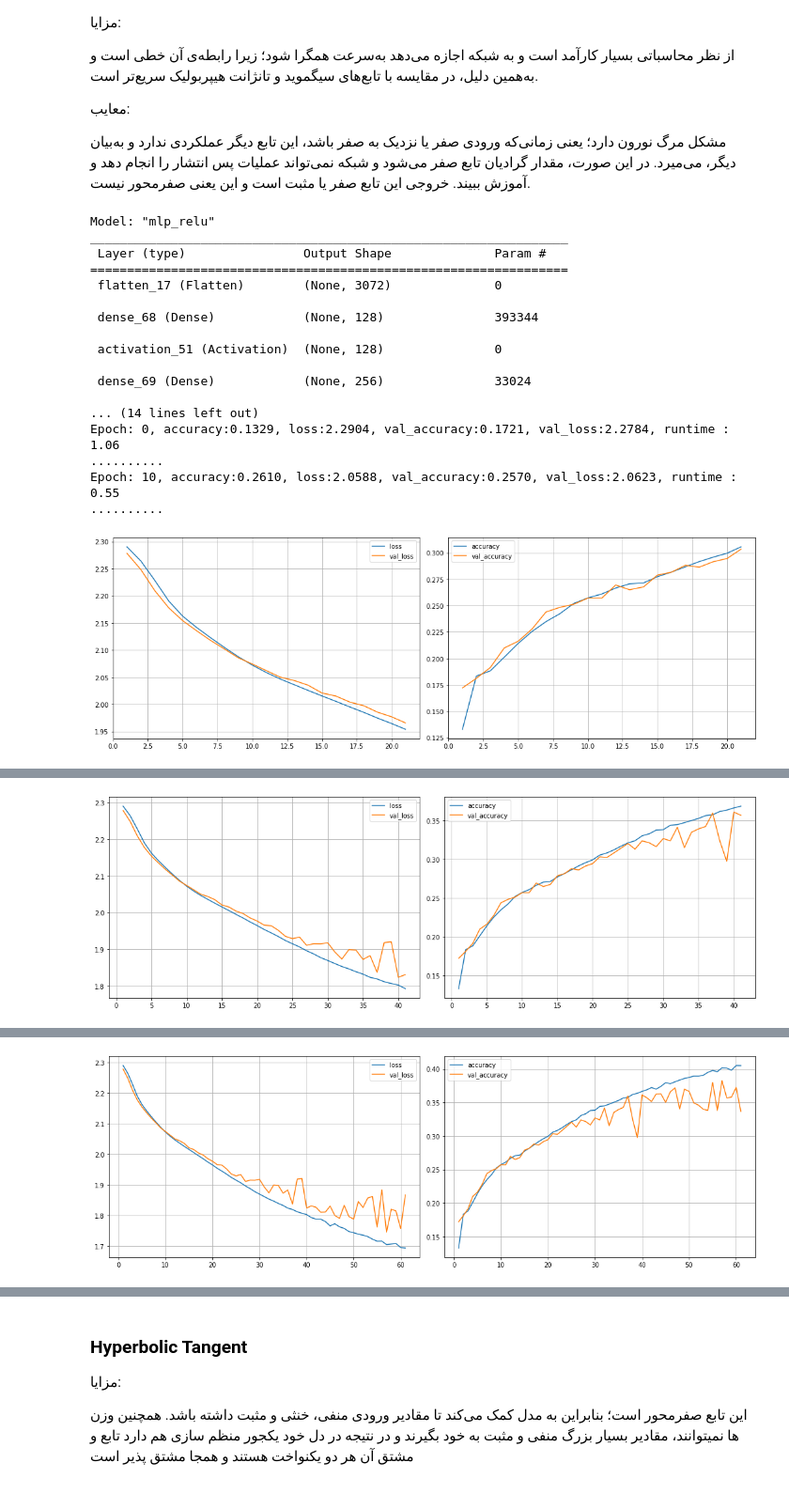
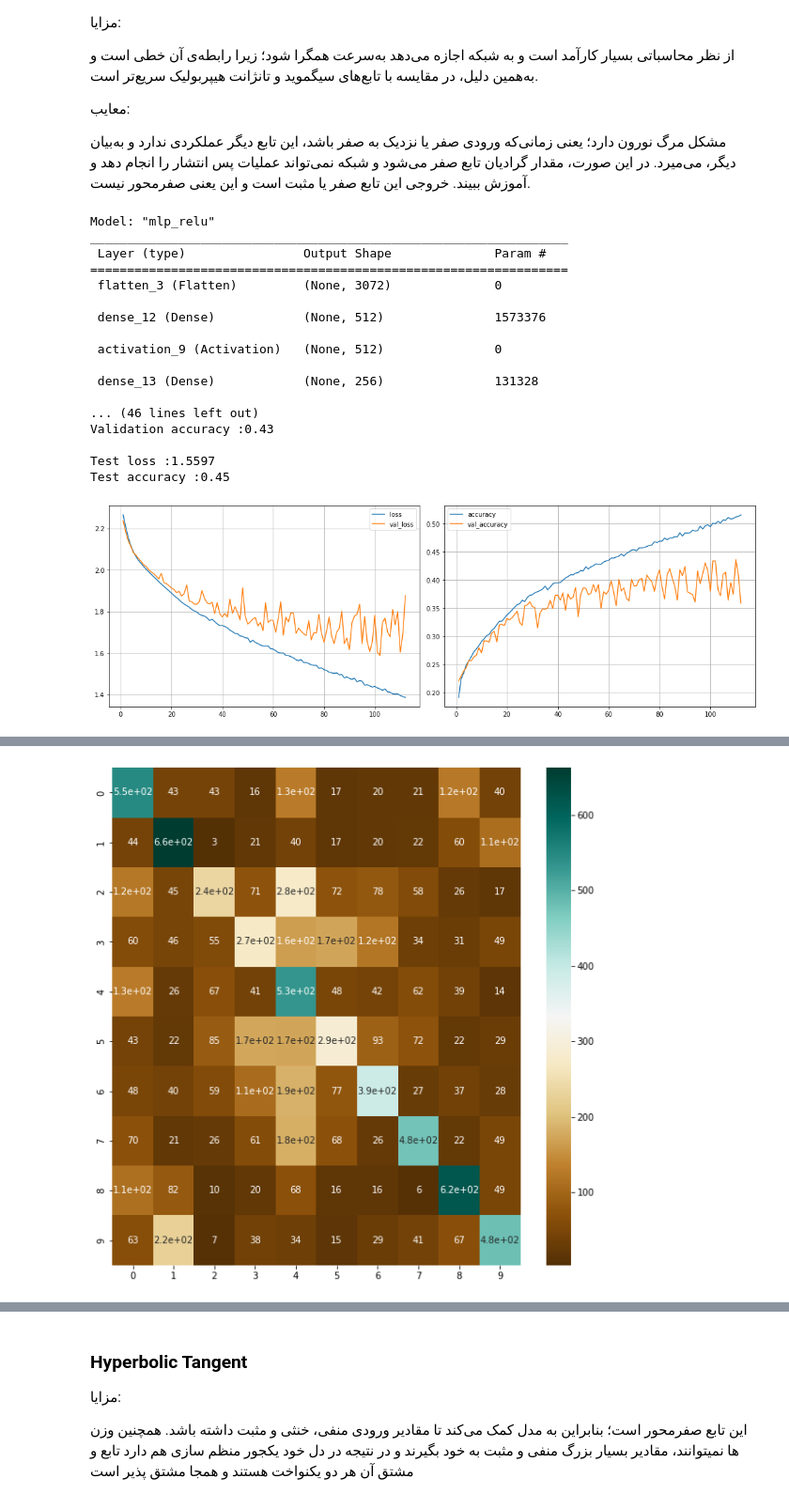
Before and after one commit to peyman886/Deep_Learning, a Jupyter notebook: HW2_practical_Q1,2.ipynb, the cells around one changed output, grey strips where cells are left out. Shown at 94% size. Cells and saved outputs as stored; diff of their text form; code cells hidden in the pictures.

```diff
--- a/HW2_practical_Q1,2.ipynb
+++ b/HW2_practical_Q1,2.ipynb
@@ -350,6 +355,7 @@ class EpochDots(tf.keras.callbacks.Callback):
 ## training model
 # %%
 from keras.callbacks import ModelCheckpoint, EarlyStopping, LearningRateScheduler
+import pickle
 def fitting(model, X_train=X_train, y_train=y_train, validation_data=(X_valid, y_valid),
             batch_size=128, epochs=1001,callbacks_list=[]):
     # train our model and save the best results in the file: MLP.best_weights
@@ -366,10 +372,37 @@ def fitting(model, X_train=X_train, y_train=y_train, validation_data=(X_valid, y
 
     mlp_end = time.time()
     mlp_took = mlp_end - mlp_start
-    print("\nRuning Time :  %s seconds"%(mlp_took))
+    print('\n\n\n')
+    print("Runing Time : {:0.2f} seconds".format(mlp_took))
+
+    # Store history
+    with open(filepath+'/trainHistoryDict.pickle', 'wb') as handle:
+      pickle.dump(hist.history, handle, protocol=pickle.HIGHEST_PROTOCOL)
+
     # load the weights that yielded the best validation accuracy
     model.load_weights(filepath)
     return model
+
+#plot history of training
+def plot_history():
+  with open(filepath+'/trainHistoryDict.pickle', 'rb') as handle:
+   trainHistory = pickle.load(handle)
+  metrics = [x for x in trainHistory if 'val' not in x]
+
+  f, axs = plt.subplots(1, len(metrics), figsize=(15,5))
+  for i, metric in enumerate(metrics):
+    axs[i].plot(range(1, len(trainHistory[metric])+1),
+                trainHistory[metric],
+                label=metric)
+
+    axs[i].plot(range(1, len(trainHistory['val_' + metric])+1),
+                trainHistory['val_' + metric],
+                label='val_' + metric)
+    axs[i].legend()
+    axs[i].grid()
+  plt.tight_layout()
+  plt.show()
+  print('\n\n\n')
 # %% [markdown]
 ## evaluation model
 # %%
@@ -418,9 +461,8 @@ mlp32.summary()
 if tf.io.gfile.exists(filepath):
   mlp32.load_weights(filepath)
 else:
-  callbacks_list = [EpochDots(report_every=2)]
+  callbacks_list = [EpochDots(report_every=10)]
   mlp32 = fitting(model=mlp32,callbacks_list=callbacks_list, batch_size=32)
-
 evaluation(model=mlp32)
 # %% [output]
 Model: "batch32"
@@ -449,7 +490,7 @@ mlp64 = compiling(model=mlp64, optimizer='sgd')
 if tf.io.gfile.exists(filepath):
   mlp64.load_weights(filepath)
 else:
-  callbacks_list = [EpochDots(report_every=2)]
+  callbacks_list = [EpochDots(report_every=10)]
   mlp64 = fitting(model=mlp64,callbacks_list=callbacks_list, batch_size=64)
 evaluation(model=mlp64)
 # %% [output]
@@ -480,7 +520,7 @@ mlp256 = compiling(model=mlp256, optimizer='sgd')
 if tf.io.gfile.exists(filepath):
   mlp256.load_weights(filepath)
 else:
-  callbacks_list = [EpochDots(report_every=2)]
+  callbacks_list = [EpochDots(report_every=10)]
   mlp256 = fitting(model=mlp256, callbacks_list=callbacks_list, batch_size=256)
 evaluation(model=mlp256)
 # %% [output]
@@ -528,25 +567,27 @@ mlp_relu = compiling(model=mlp_relu, optimizer='sgd')
 if tf.io.gfile.exists(filepath):
   mlp_relu.load_weights(filepath)
 else:
-  callbacks_list = [PlotLearning(report_every=20), EpochDots(report_every=10)]
+  callbacks_list = [EpochDots(report_every=10)]
   mlp_relu = fitting(model=mlp_relu, callbacks_list=callbacks_list, batch_size=256)
 evaluation(model=mlp_relu)
+plot_history()
+heatmap_confusion_matrix(model=mlp_relu)
 # %% [output]
 Model: "mlp_relu"
 _________________________________________________________________
  Layer (type)                Output Shape              Param #
 =================================================================
- flatten_17 (Flatten)        (None, 3072)              0
+ flatten_3 (Flatten)         (None, 3072)              0
 
- dense_68 (Dense)            (None, 128)               393344
+ dense_12 (Dense)            (None, 512)               1573376
 
- activation_51 (Activation)  (None, 128)               0
+ activation_9 (Activation)   (None, 512)               0
 
- dense_69 (Dense)            (None, 256)               33024
+ dense_13 (Dense)            (None, 256)               131328
 
-... (14 lines left out)
-Epoch: 0, accuracy:0.1329, loss:2.2904, val_accuracy:0.1721, val_loss:2.2784, runtime : 1.06
-..........
-Epoch: 10, accuracy:0.2610, loss:2.0588, val_accuracy:0.2570, val_loss:2.0623, runtime : 0.55
-..........
+... (46 lines left out)
+Validation accuracy :0.43
+
+Test loss :1.5597
+Test accuracy :0.45
-[figure, old version]
+[figure, new version]
@@ -557 +594 @@ Epoch: 30, accuracy:0.3442, loss:1.8612, val_accuracy:0.3240, val_loss:1.8928, r
-[figure, old version]
+[figure, new version]
@@ -562 +594,0 @@ Epoch: 50, accuracy:0.3893, loss:1.7384, val_accuracy:0.3494, val_loss:1.8451, r
-[figure, removed]
```
Also changed, not shown: parts of 42 cells of this notebook.
